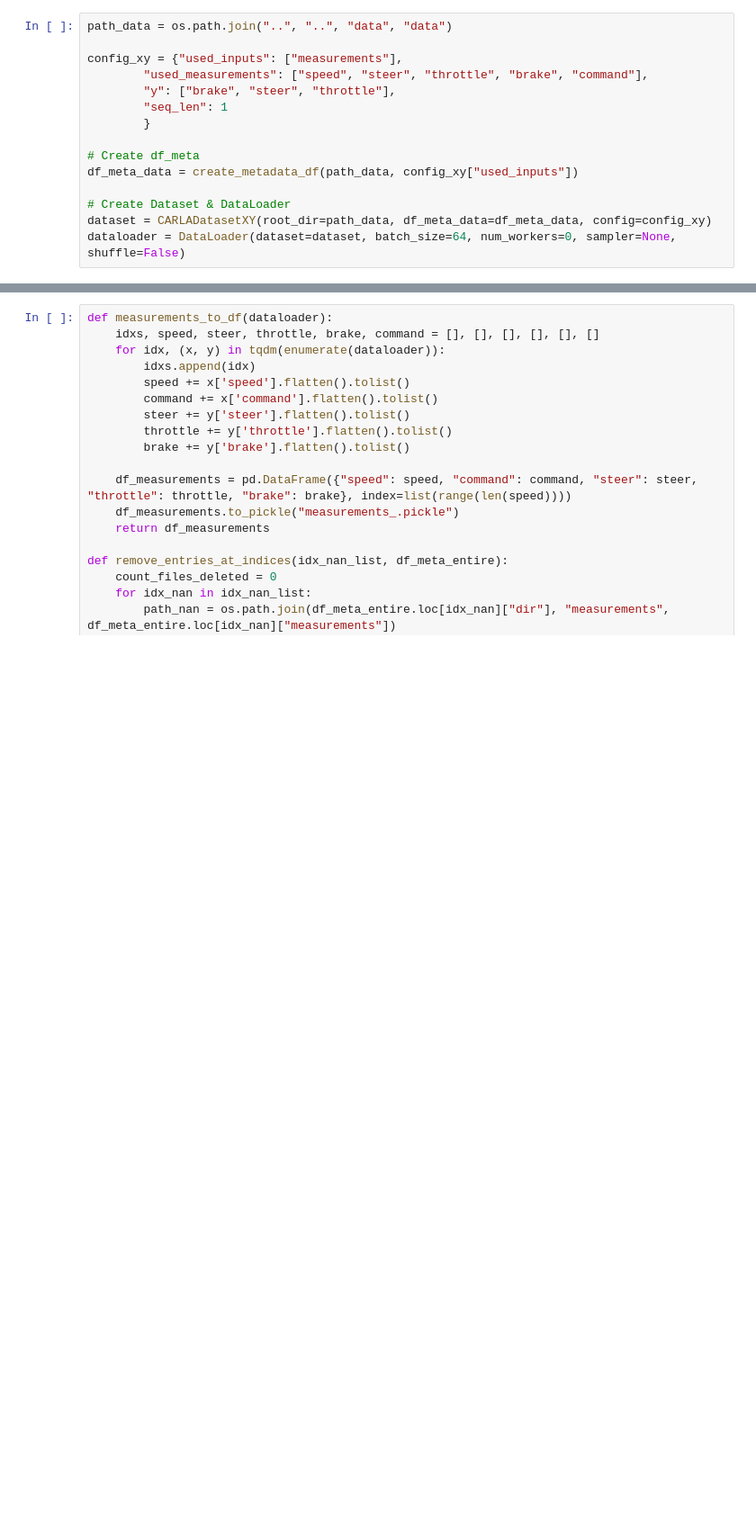
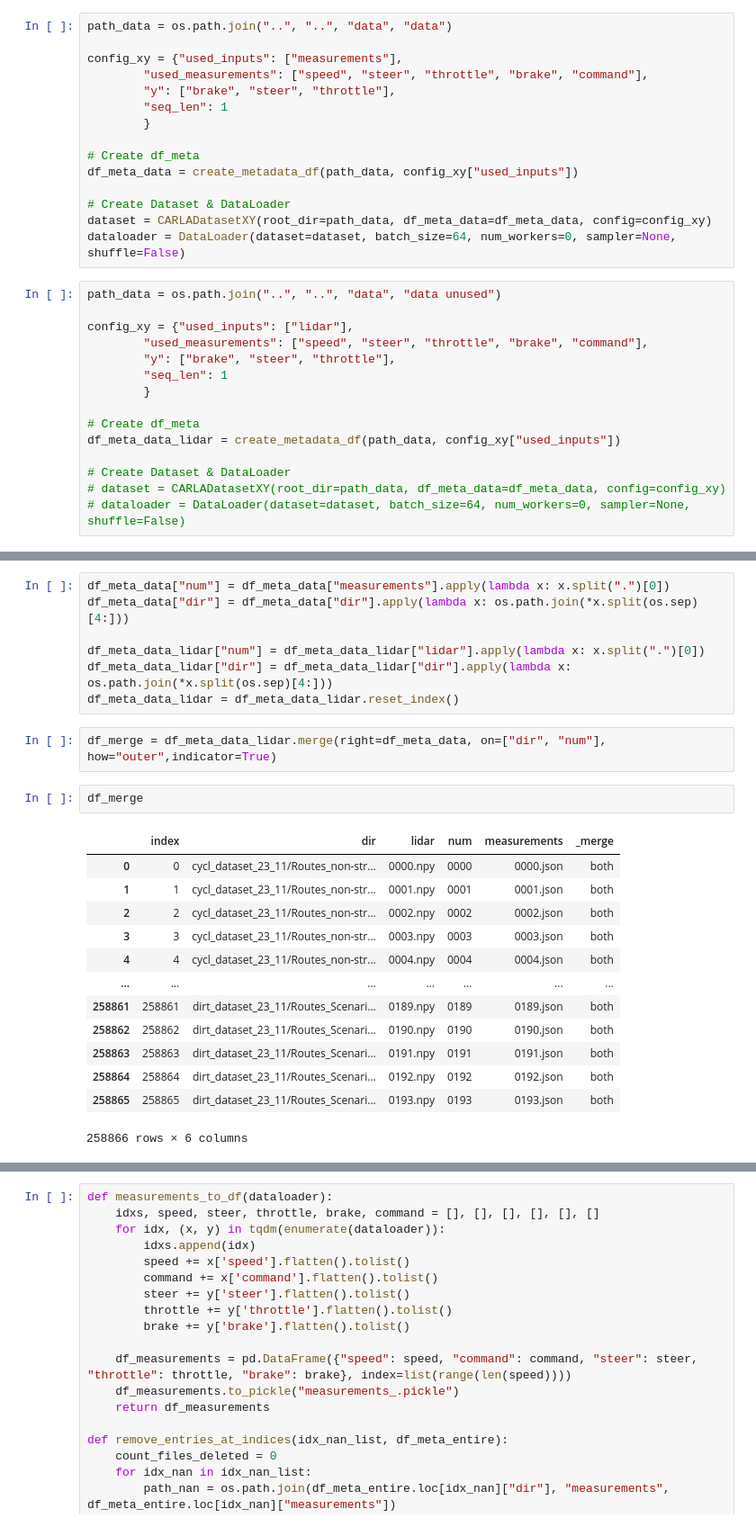
Before and after one commit to moritzwassmer/APPRAS_e2e_imitation, a Jupyter notebook: data_pipeline/notebooks/data_cleansing.ipynb, the cells around one changed output, grey strips where cells are left out. Shown at 90% size. Cells and saved outputs as stored; diff of their text form; blank space fills up the shorter version.

```diff
--- a/data_pipeline/notebooks/data_cleansing.ipynb
+++ b/data_pipeline/notebooks/data_cleansing.ipynb
@@ -46,3 +64,18 @@ df_meta_data = create_metadata_df(path_data, config_xy["used_inputs"])
 # Create Dataset & DataLoader
 dataset = CARLADatasetXY(root_dir=path_data, df_meta_data=df_meta_data, config=config_xy)
 dataloader = DataLoader(dataset=dataset, batch_size=64, num_workers=0, sampler=None, shuffle=False)
+# %%
+path_data = os.path.join("..", "..", "data", "data unused")
+
+config_xy = {"used_inputs": ["lidar"],
+        "used_measurements": ["speed", "steer", "throttle", "brake", "command"],
+        "y": ["brake", "steer", "throttle"],
+        "seq_len": 1
+        }
+
+# Create df_meta
+df_meta_data_lidar = create_metadata_df(path_data, config_xy["used_inputs"])
+
+# Create Dataset & DataLoader
+# dataset = CARLADatasetXY(root_dir=path_data, df_meta_data=df_meta_data, config=config_xy)
+# dataloader = DataLoader(dataset=dataset, batch_size=64, num_workers=0, sampler=None, shuffle=False)
@@ -48,0 +98,25 @@ dataloader = DataLoader(dataset=dataset, batch_size=64, num_workers=0, sampler=N
+# %%
+df_meta_data["num"] = df_meta_data["measurements"].apply(lambda x: x.split(".")[0])
+df_meta_data["dir"] = df_meta_data["dir"].apply(lambda x: os.path.join(*x.split(os.sep)[4:]))
+
+df_meta_data_lidar["num"] = df_meta_data_lidar["lidar"].apply(lambda x: x.split(".")[0])
+df_meta_data_lidar["dir"] = df_meta_data_lidar["dir"].apply(lambda x: os.path.join(*x.split(os.sep)[4:]))
+df_meta_data_lidar = df_meta_data_lidar.reset_index()
+# %%
+df_merge = df_meta_data_lidar.merge(right=df_meta_data, on=["dir", "num"], how="outer",indicator=True)
+# %%
+df_merge
+# %% [output]
+|  | index | dir | lidar | num | measurements | _merge |
+| 0 | 0 | cycl_dataset_23_11/Routes_non-str... | 0000.npy | 0000 | 0000.json | both |
+| 1 | 1 | cycl_dataset_23_11/Routes_non-str... | 0001.npy | 0001 | 0001.json | both |
+| 2 | 2 | cycl_dataset_23_11/Routes_non-str... | 0002.npy | 0002 | 0002.json | both |
+| 3 | 3 | cycl_dataset_23_11/Routes_non-str... | 0003.npy | 0003 | 0003.json | both |
+| 4 | 4 | cycl_dataset_23_11/Routes_non-str... | 0004.npy | 0004 | 0004.json | both |
+| ... | ... | ... | ... | ... | ... | ... |
+| 258861 | 258861 | dirt_dataset_23_11/Routes_Scenari... | 0189.npy | 0189 | 0189.json | both |
+| 258862 | 258862 | dirt_dataset_23_11/Routes_Scenari... | 0190.npy | 0190 | 0190.json | both |
+| 258863 | 258863 | dirt_dataset_23_11/Routes_Scenari... | 0191.npy | 0191 | 0191.json | both |
+| 258864 | 258864 | dirt_dataset_23_11/Routes_Scenari... | 0192.npy | 0192 | 0192.json | both |
+| 258865 | 258865 | dirt_dataset_23_11/Routes_Scenari... | 0193.npy | 0193 | 0193.json | both |
+258866 rows × 6 columns
```
Also changed, not shown: parts of 10 cells of this notebook, 8 other files.
